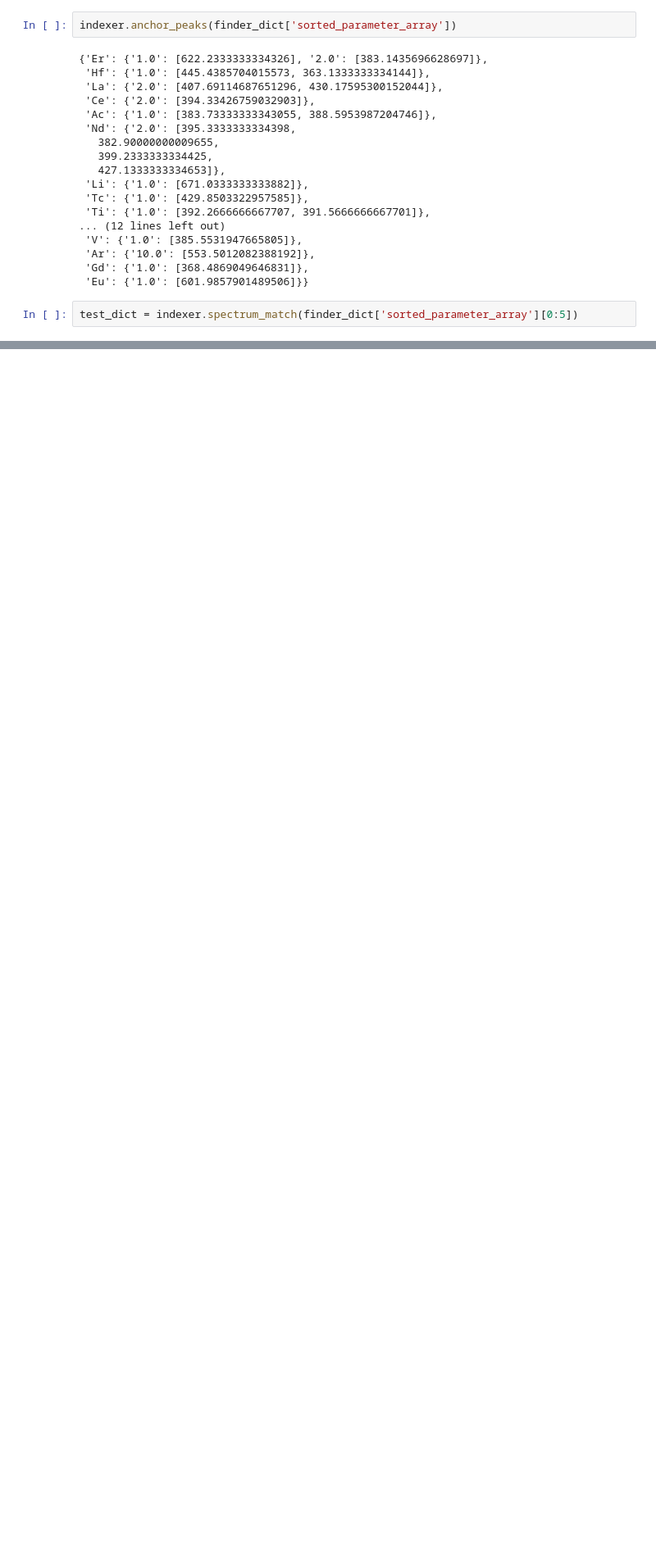
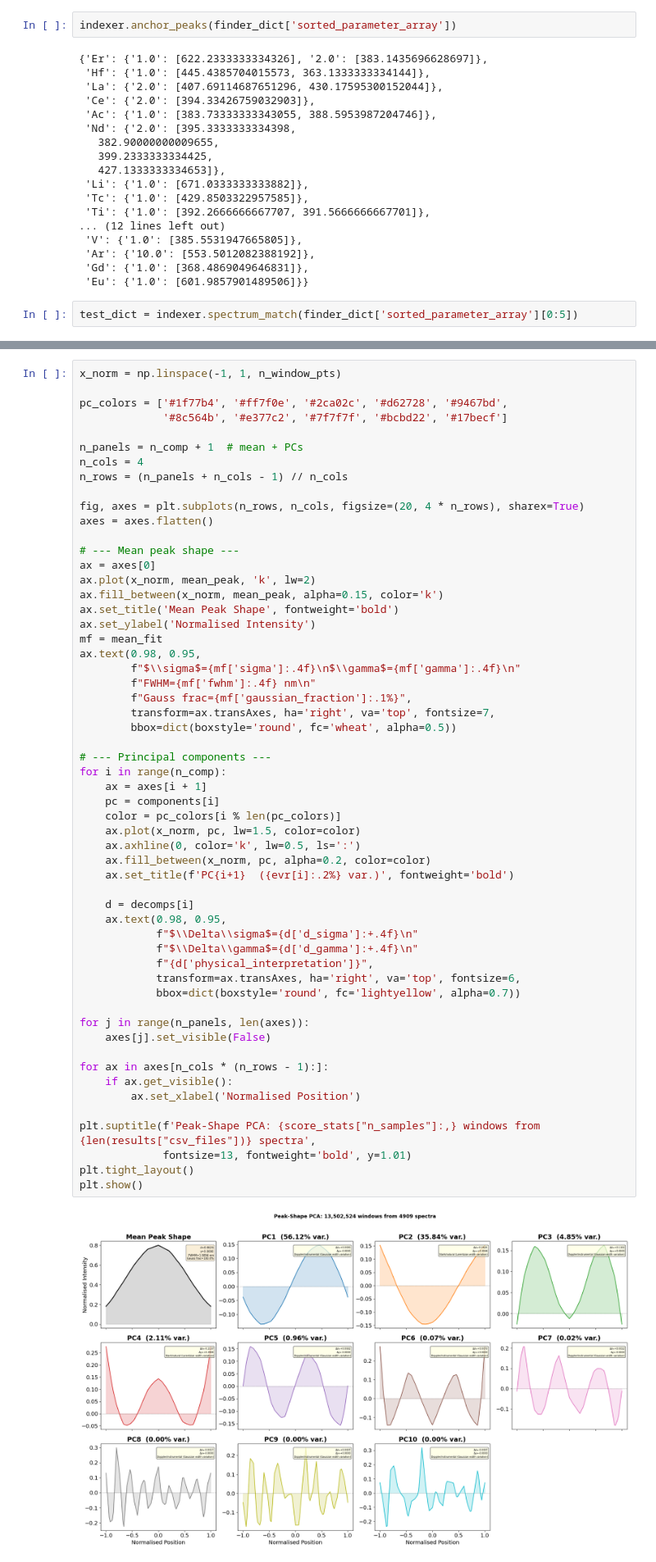
Before and after one commit to MWhitta/alibz, a Jupyter notebook: peaky_demo_v1.ipynb, the cells around one changed output, grey strips where cells are left out. Shown at 82% size. Saved outputs shown, nothing was run; the diff lists cells and outputs as text; blank space fills up the shorter version.

```diff
--- a/peaky_demo_v1.ipynb
+++ b/peaky_demo_v1.ipynb
@@ -140,0 +321,58 @@ test_dict
+# %%
+x_norm = np.linspace(-1, 1, n_window_pts)
+
+pc_colors = ['#1f77b4', '#ff7f0e', '#2ca02c', '#d62728', '#9467bd',
+             '#8c564b', '#e377c2', '#7f7f7f', '#bcbd22', '#17becf']
+
+n_panels = n_comp + 1  # mean + PCs
+n_cols = 4
+n_rows = (n_panels + n_cols - 1) // n_cols
+
+fig, axes = plt.subplots(n_rows, n_cols, figsize=(20, 4 * n_rows), sharex=True)
+axes = axes.flatten()
+
+# --- Mean peak shape ---
+ax = axes[0]
+ax.plot(x_norm, mean_peak, 'k', lw=2)
+ax.fill_between(x_norm, mean_peak, alpha=0.15, color='k')
+ax.set_title('Mean Peak Shape', fontweight='bold')
+ax.set_ylabel('Normalised Intensity')
+mf = mean_fit
+ax.text(0.98, 0.95,
+        f"$\\sigma$={mf['sigma']:.4f}\n$\\gamma$={mf['gamma']:.4f}\n"
+        f"FWHM={mf['fwhm']:.4f} nm\n"
+        f"Gauss frac={mf['gaussian_fraction']:.1%}",
+        transform=ax.transAxes, ha='right', va='top', fontsize=7,
+        bbox=dict(boxstyle='round', fc='wheat', alpha=0.5))
+
+# --- Principal components ---
+for i in range(n_comp):
+    ax = axes[i + 1]
+    pc = components[i]
+    color = pc_colors[i % len(pc_colors)]
+    ax.plot(x_norm, pc, lw=1.5, color=color)
+    ax.axhline(0, color='k', lw=0.5, ls=':')
+    ax.fill_between(x_norm, pc, alpha=0.2, color=color)
+    ax.set_title(f'PC{i+1}  ({evr[i]:.2%} var.)', fontweight='bold')
+
+    d = decomps[i]
+    ax.text(0.98, 0.95,
+            f"$\\Delta\\sigma$={d['d_sigma']:+.4f}\n"
+            f"$\\Delta\\gamma$={d['d_gamma']:+.4f}\n"
+            f"{d['physical_interpretation']}",
+            transform=ax.transAxes, ha='right', va='top', fontsize=6,
+            bbox=dict(boxstyle='round', fc='lightyellow', alpha=0.7))
+
+for j in range(n_panels, len(axes)):
+    axes[j].set_visible(False)
+
+for ax in axes[n_cols * (n_rows - 1):]:
+    if ax.get_visible():
+        ax.set_xlabel('Normalised Position')
+
+plt.suptitle(f'Peak-Shape PCA: {score_stats["n_samples"]:,} windows from {len(results["csv_files"])} spectra',
+             fontsize=13, fontweight='bold', y=1.01)
+plt.tight_layout()
+plt.show()
+# %% [output]
+[figure, added]
```
Also changed, not shown: parts of 18 cells of this notebook, 12 other files.
